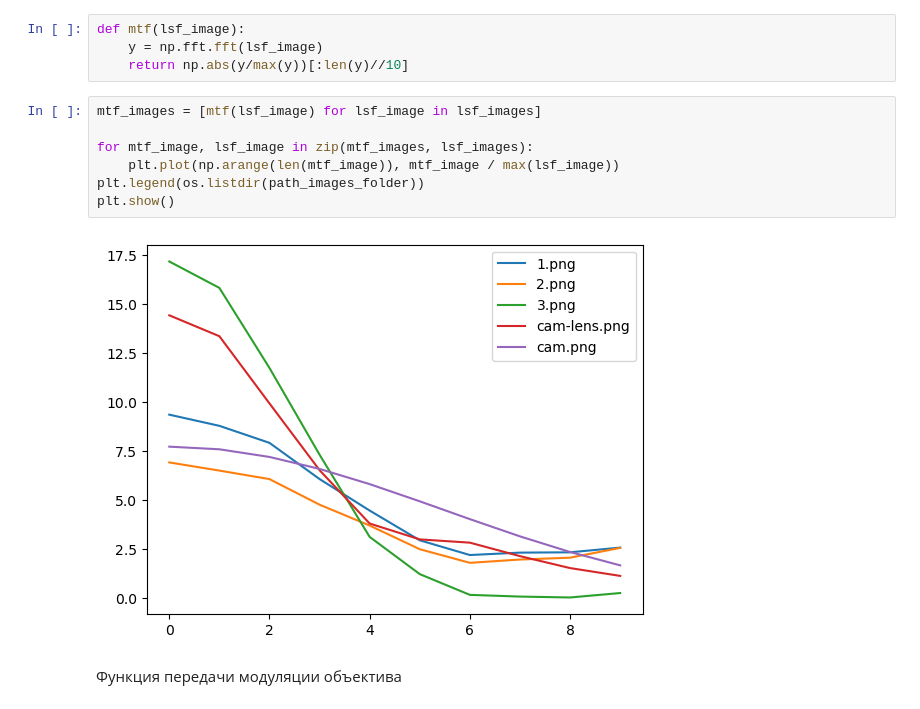
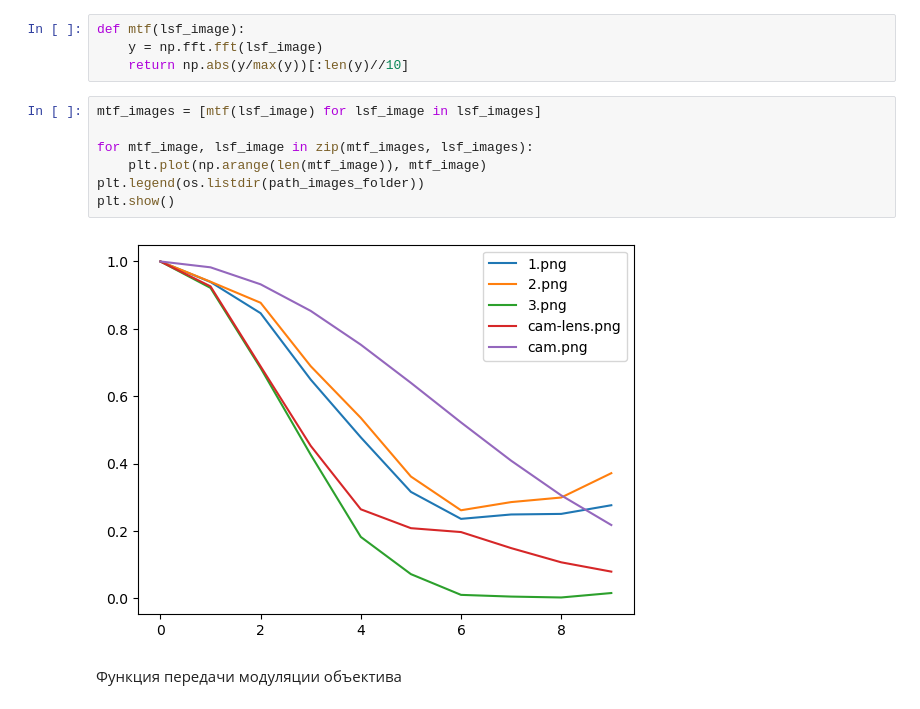
Before and after one commit to GongniR/Mag_2_semester, a Jupyter notebook: TechVision/PW_5/PW_5.ipynb, the cells around one changed output. Cells and saved outputs as stored; diff of their text form.

```diff
--- a/TechVision/PW_5/PW_5.ipynb
+++ b/TechVision/PW_5/PW_5.ipynb
@@ -84,12 +84,12 @@ def mtf(lsf_image):
 # %%
 mtf_images = [mtf(lsf_image) for lsf_image in lsf_images]
 
 for mtf_image, lsf_image in zip(mtf_images, lsf_images):
-    plt.plot(np.arange(len(mtf_image)), mtf_image / max(lsf_image))
+    plt.plot(np.arange(len(mtf_image)), mtf_image)
 plt.legend(os.listdir(path_images_folder))
 plt.show()
 # %% [output]
-[figure, old version]
+[figure, new version]
 # %% [markdown]
 Функция передачи модуляции объектива
 # %%
```
Also changed, not shown: 8 other files.
